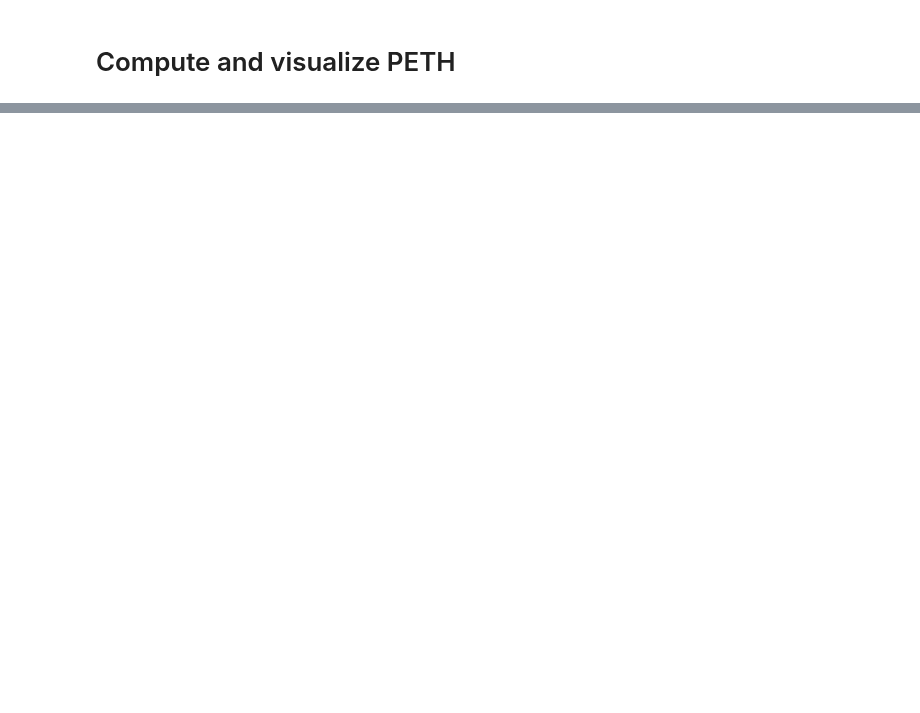
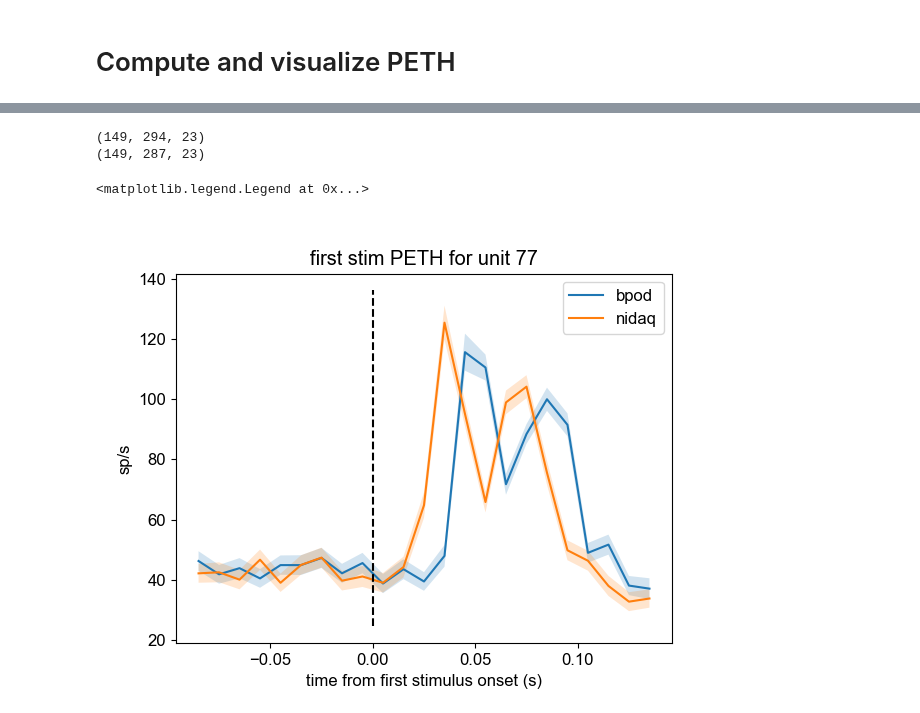
Before and after one commit to rojasgabriel/ephys, a Jupyter notebook: notebooks/tutorial_peth.ipynb, the cells around one changed output, grey strips where cells are left out. Saved outputs shown, nothing was run; the diff lists cells and outputs as text; code cells hidden in the pictures; blank space fills up the shorter version.

```diff
--- a/notebooks/tutorial_peth.ipynb
+++ b/notebooks/tutorial_peth.ipynb
@@ -111,0 +84,66 @@ ax.set_title((f"first stim PETH for unit {unit_id}"));
+# %%
+peth, timebin_edges, event_index = population_peth(
+    all_spike_times=spike_times_per_unit,
+    alignment_times=np.hstack(bpod.stim_ts.apply(lambda x: x[0])),
+    pre_seconds=pre_seconds,
+    post_seconds=post_seconds,
+    binwidth_ms=10,
+    kernel=None,
+    pad=0,
+)
+
+n_units, n_trials, n_timepoints = peth.shape
+print(peth.shape)
+
+mean_peth = np.mean(peth, axis=1)  # average across trials
+sem_peth = sem(peth, axis=1)  # calculate the SEM across trials
+
+unit_id = 77
+peth_73 = mean_peth[unit_id].copy()
+sem_73 = sem_peth[unit_id].copy()
+
+fig, ax = plt.subplots(1)
+bin_centers = (timebin_edges[:-1] + timebin_edges[1:]) / 2.0
+ax.plot(bin_centers, peth_73, label="bpod")
+ax.fill_between(bin_centers, y1=peth_73 - sem_73, y2=peth_73 + sem_73, alpha=0.2)
+
+ymin, ymax = ax.get_ylim()
+# ax.vlines(x=0, ymin=ymin, ymax=ymax, colors="k", linestyles="--")
+ax.set_title((f"first stim PETH for unit {unit_id}"))
+
+peth, timebin_edges, event_index = population_peth(
+    all_spike_times=spike_times_per_unit,
+    alignment_times=first_stim,
+    pre_seconds=pre_seconds,
+    post_seconds=post_seconds,
+    binwidth_ms=10,
+    kernel=None,
+    pad=0,
+)
+
+n_units, n_trials, n_timepoints = peth.shape
+print(peth.shape)
+
+mean_peth = np.mean(peth, axis=1)  # average across trials
+sem_peth = sem(peth, axis=1)  # calculate the SEM across trials
+
+# unit_id = 77
+peth_73 = mean_peth[unit_id].copy()
+sem_73 = sem_peth[unit_id].copy()
+
+# fig, ax = plt.subplots(1)
+bin_centers = (timebin_edges[:-1] + timebin_edges[1:]) / 2.0
+ax.plot(bin_centers, peth_73, label="nidaq")
+ax.fill_between(bin_centers, y1=peth_73 - sem_73, y2=peth_73 + sem_73, alpha=0.2)
+
+ymin, ymax = ax.get_ylim()
+ax.vlines(x=0, ymin=ymin, ymax=ymax, colors="k", linestyles="--")
+ax.set_title((f"first stim PETH for unit {unit_id}"))
+ax.set_ylabel("sp/s")
+ax.set_xlabel("time from first stimulus onset (s)")
+ax.legend()
+# %% [output]
+(149, 294, 23)
+(149, 287, 23)
+<matplotlib.legend.Legend at 0x...>
+[figure, added]
```
Also changed, not shown: parts of 6 cells of this notebook.
